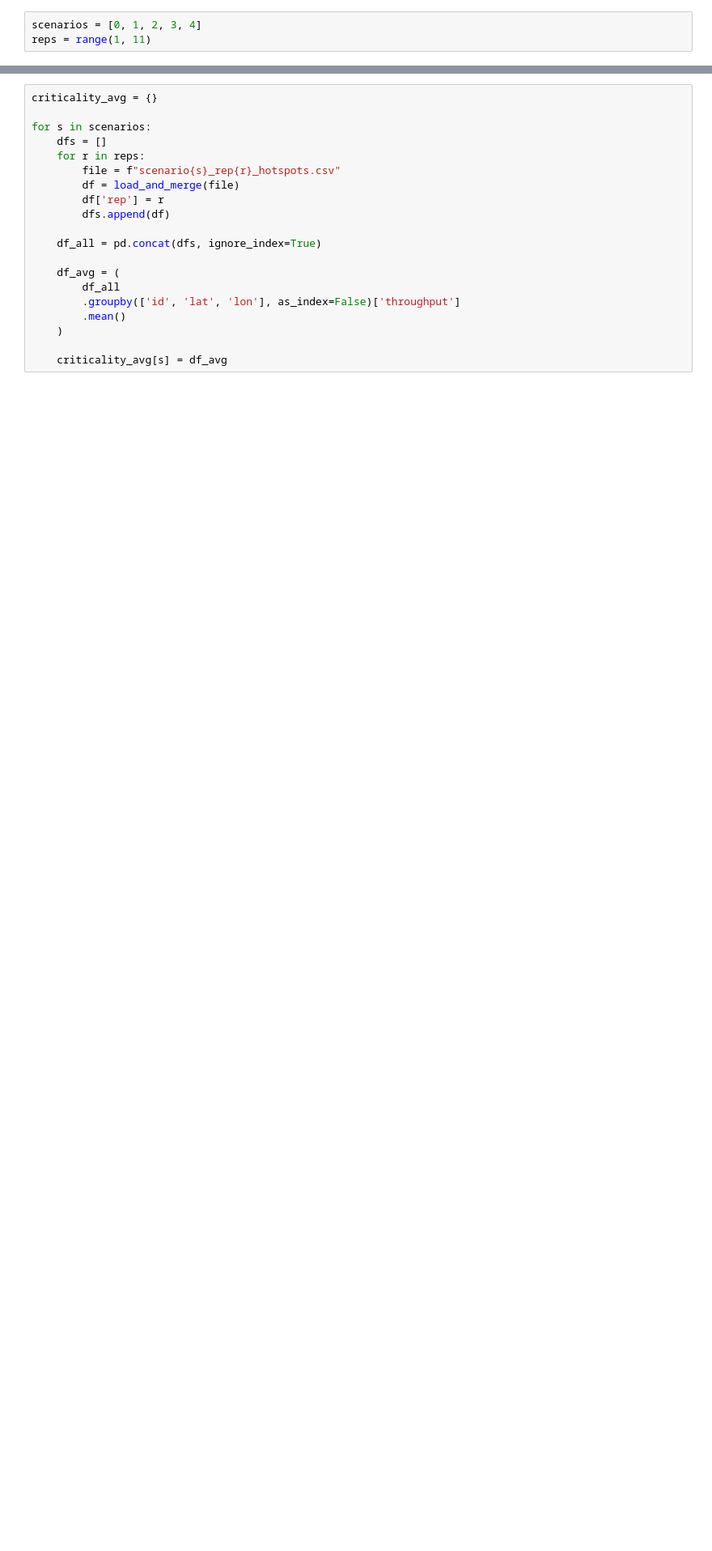
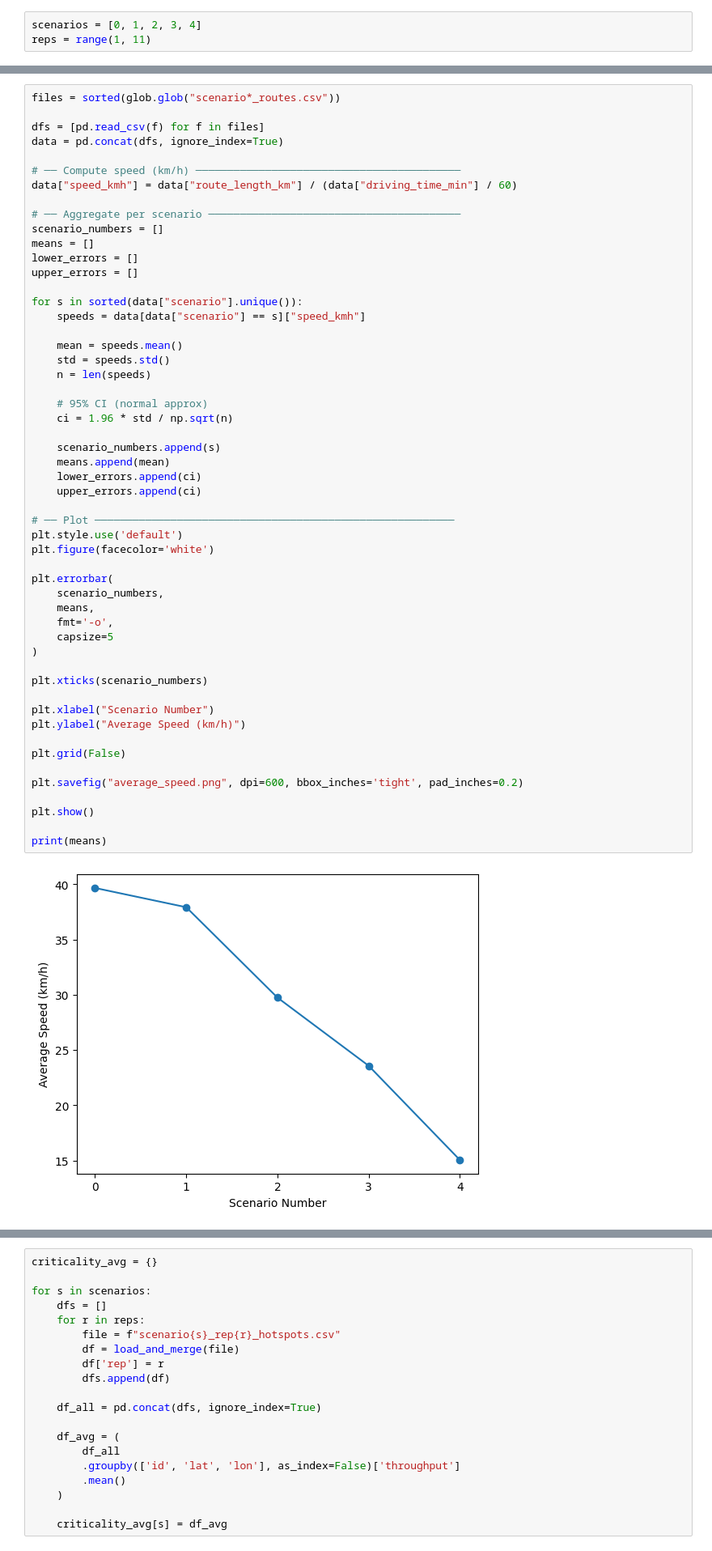
Before and after one commit to lukavicius/advsim, a Jupyter notebook: lab 3/EPA133a-G10-A3/model/experiment/vulnerability_experiments_vis.ipynb, the cells around one changed output, grey strips where cells are left out. Shown at 81% size. Cells and saved outputs as stored; diff of their text form; blank space fills up the shorter version.

```diff
--- a/lab 3/EPA133a-G10-A3/model/experiment/vulnerability_experiments_vis.ipynb
+++ b/lab 3/EPA133a-G10-A3/model/experiment/vulnerability_experiments_vis.ipynb
@@ -13,0 +64,55 @@ reps = range(1, 11)
+# %%
+files = sorted(glob.glob("scenario*_routes.csv"))
+
+dfs = [pd.read_csv(f) for f in files]
+data = pd.concat(dfs, ignore_index=True)
+
+# ── Compute speed (km/h) ──────────────────────────────────────────
+data["speed_kmh"] = data["route_length_km"] / (data["driving_time_min"] / 60)
+
+# ── Aggregate per scenario ────────────────────────────────────────
+scenario_numbers = []
+means = []
+lower_errors = []
+upper_errors = []
+
+for s in sorted(data["scenario"].unique()):
+    speeds = data[data["scenario"] == s]["speed_kmh"]
+
+    mean = speeds.mean()
+    std = speeds.std()
+    n = len(speeds)
+
+    # 95% CI (normal approx)
+    ci = 1.96 * std / np.sqrt(n)
+
+    scenario_numbers.append(s)
+    means.append(mean)
+    lower_errors.append(ci)
+    upper_errors.append(ci)
+
+# ── Plot ─────────────────────────────────────────────────────────
+plt.style.use('default')
+plt.figure(facecolor='white')
+
+plt.errorbar(
+    scenario_numbers,
+    means,
+    fmt='-o',
+    capsize=5
+)
+
+plt.xticks(scenario_numbers)
+
+plt.xlabel("Scenario Number")
+plt.ylabel("Average Speed (km/h)")
+
+plt.grid(False)
+
+plt.savefig("average_speed.png", dpi=600, bbox_inches='tight', pad_inches=0.2)
+
+plt.show()
+
+print(means)
+# %% [output]
+[figure, added]
```
Also changed, not shown: parts of 6 cells of this notebook, 4 other files.
